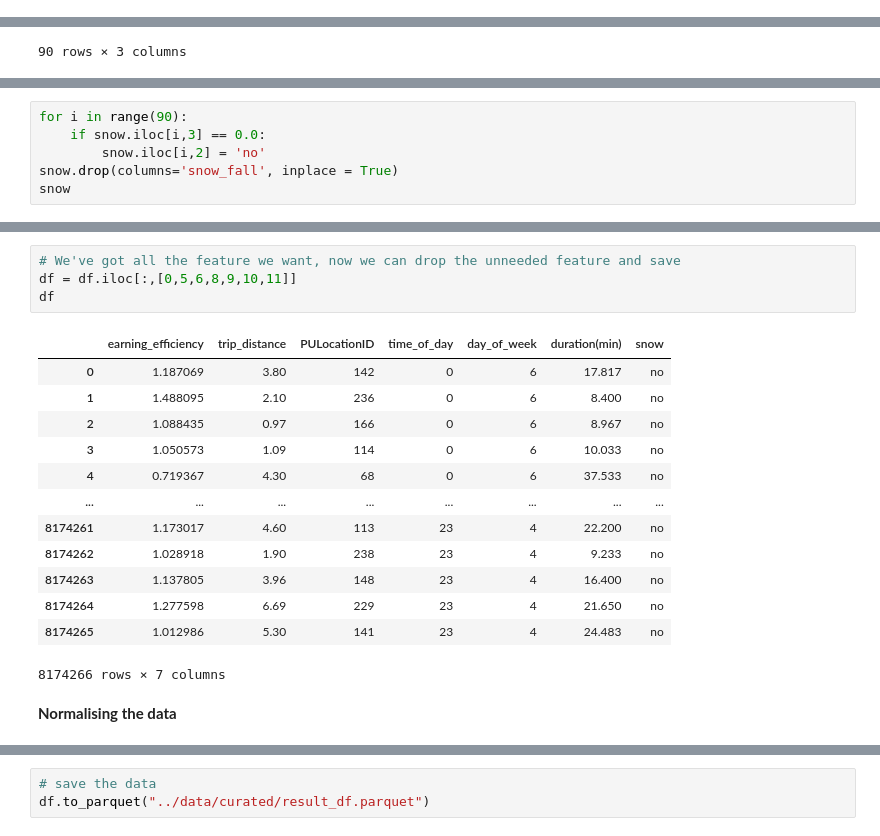
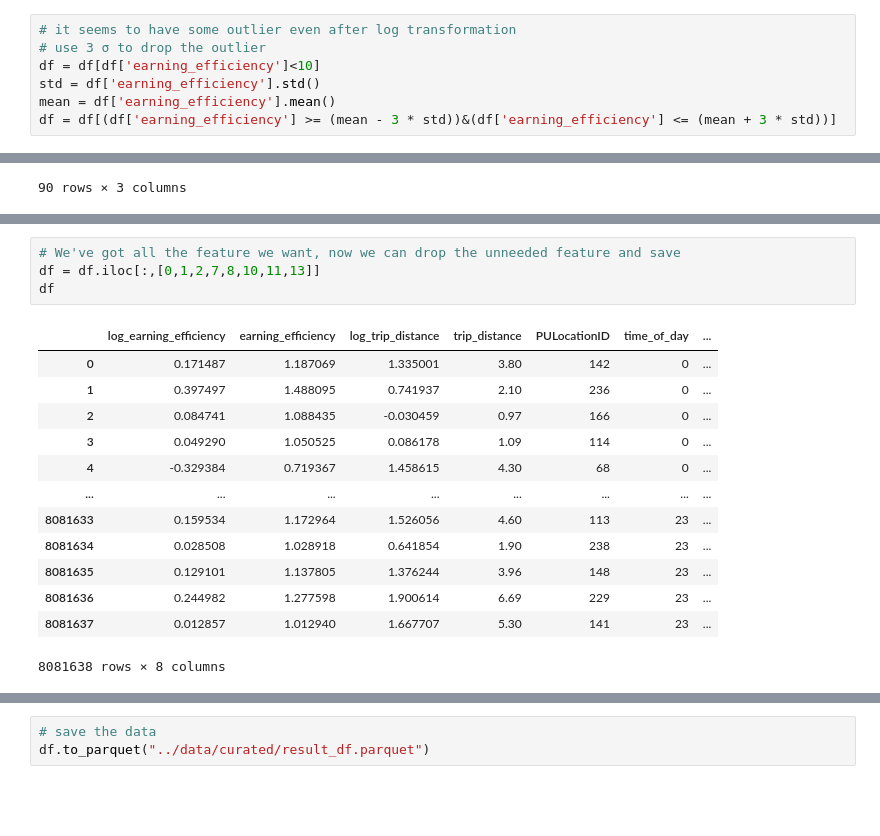
Before and after one commit to MAST30034-Applied-Data-Science/mast30034-project-1-LZY-Ziyi, a Jupyter notebook: notebooks/feature_engineering.ipynb, the cells around one changed output, grey strips where cells are left out. Drawn from its saved outputs; the diff is of its cells as text; blank space fills up the shorter version.

```diff
--- a/notebooks/feature_engineering.ipynb
+++ b/notebooks/feature_engineering.ipynb
@@ -188,0 +215,7 @@ It seems need to take a log transformation, I will do this later in this noteboo
+# %%
+# it seems to have some outlier even after log transformation
+# use 3 σ to drop the outlier
+df = df[df['earning_efficiency']<10]
+std = df['earning_efficiency'].std()
+mean = df['earning_efficiency'].mean()
+df = df[(df['earning_efficiency'] >= (mean - 3 * std))&(df['earning_efficiency'] <= (mean + 3 * std))]
@@ -266,7 +312 @@ snow
 90 rows × 4 columns
-# %%
-for i in range(90):
-    if snow.iloc[i,3] == 0.0:
-        snow.iloc[i,2] = 'no'
-snow.drop(columns='snow_fall', inplace = True)
-snow
@@ -317,20 +335,18 @@ df
 # %%
 # We've got all the feature we want, now we can drop the unneeded feature and save
-df = df.iloc[:,[0,5,6,8,9,10,11]]
+df = df.iloc[:,[0,1,2,7,8,10,11,13]]
 df
 # %% [output]
-|  | earning_efficiency | trip_distance | PULocationID | time_of_day | day_of_week | duration(min) | snow |
-| 0 | 1.187069 | 3.80 | 142 | 0 | 6 | 17.817 | no |
-| 1 | 1.488095 | 2.10 | 236 | 0 | 6 | 8.400 | no |
-| 2 | 1.088435 | 0.97 | 166 | 0 | 6 | 8.967 | no |
-| 3 | 1.050573 | 1.09 | 114 | 0 | 6 | 10.033 | no |
-| 4 | 0.719367 | 4.30 | 68 | 0 | 6 | 37.533 | no |
+|  | log_earning_efficiency | earning_efficiency | log_trip_distance | trip_distance | PULocationID | time_of_day | ... |
+| 0 | 0.171487 | 1.187069 | 1.335001 | 3.80 | 142 | 0 | ... |
+| 1 | 0.397497 | 1.488095 | 0.741937 | 2.10 | 236 | 0 | ... |
+| 2 | 0.084741 | 1.088435 | -0.030459 | 0.97 | 166 | 0 | ... |
+| 3 | 0.049290 | 1.050525 | 0.086178 | 1.09 | 114 | 0 | ... |
+| 4 | -0.329384 | 0.719367 | 1.458615 | 4.30 | 68 | 0 | ... |
 | ... | ... | ... | ... | ... | ... | ... | ... |
-| 8174261 | 1.173017 | 4.60 | 113 | 23 | 4 | 22.200 | no |
-| 8174262 | 1.028918 | 1.90 | 238 | 23 | 4 | 9.233 | no |
-| 8174263 | 1.137805 | 3.96 | 148 | 23 | 4 | 16.400 | no |
-| 8174264 | 1.277598 | 6.69 | 229 | 23 | 4 | 21.650 | no |
-| 8174265 | 1.012986 | 5.30 | 141 | 23 | 4 | 24.483 | no |
+| 8081633 | 0.159534 | 1.172964 | 1.526056 | 4.60 | 113 | 23 | ... |
+| 8081634 | 0.028508 | 1.028918 | 0.641854 | 1.90 | 238 | 23 | ... |
+| 8081635 | 0.129101 | 1.137805 | 1.376244 | 3.96 | 148 | 23 | ... |
+| 8081636 | 0.244982 | 1.277598 | 1.900614 | 6.69 | 229 | 23 | ... |
+| 8081637 | 0.012857 | 1.012940 | 1.667707 | 5.30 | 141 | 23 | ... |
-8174266 rows × 7 columns
+8081638 rows × 8 columns
-# %% [markdown]
-**Normalising the data**
```
Also changed, not shown: parts of 25 cells of this notebook, 19 other files.
